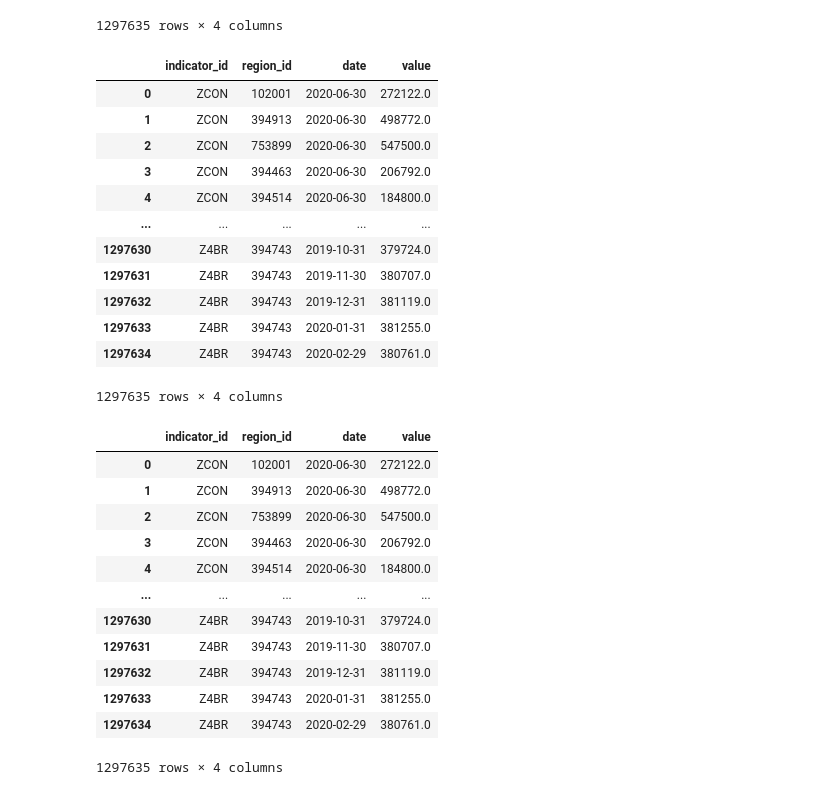
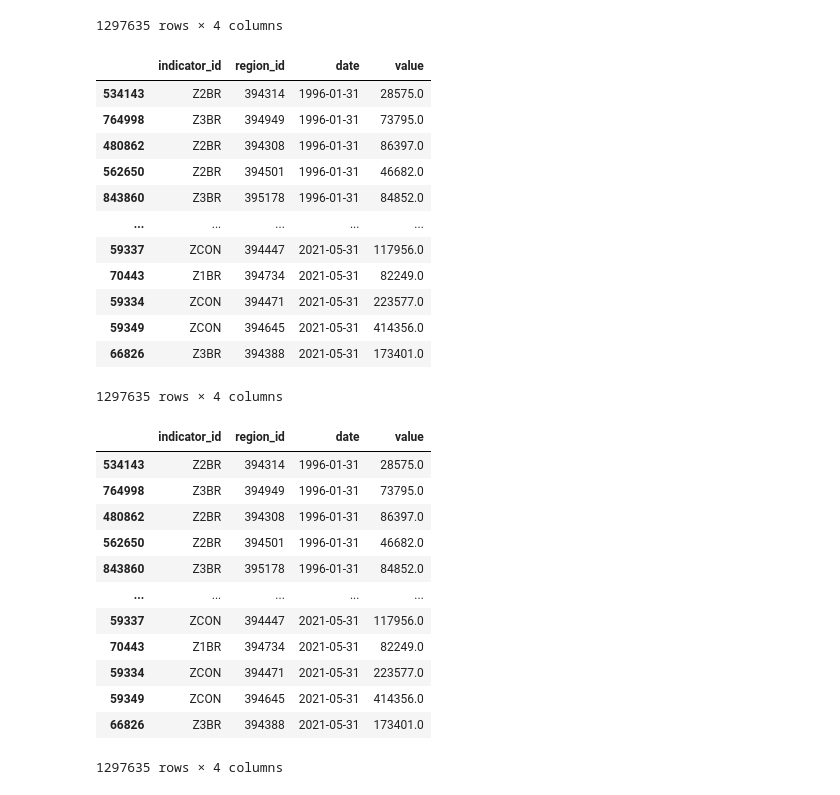
Before and after one commit to DunfrundB/real_estate_ml, a Jupyter notebook: zillow_quandl.ipynb, the cells around one changed output. Saved outputs shown, nothing was run; the diff lists cells and outputs as text; code cells hidden in the pictures.

```diff
--- a/zillow_quandl.ipynb
+++ b/zillow_quandl.ipynb
@@ -73,7 +73,7 @@ The downloaded zip is extracted to a location outside of the repository due to i
 #    zip_ref.extractall('../../Repositories/local/')
 # os.rename('../../Repositories/local/ZILLOW_DATA_962c837a6ccefddddf190101e0bafdaf.csv', '../../Repositories/local/zdata.csv')
 # Read extracted zip file into a dataframe
-# zdata = pd.read_csv('../../Repositories/local/zdata.csv')
+zdata = pd.read_csv('../../Repositories/local/zdata.csv')
 # -------
 # %%
 zdata.shape
@@ -175,35 +175,36 @@ metro_homes
 # %%
 # Reset the index for the new dataframe before writing to csv
 metro_homes = metro_homes.reset_index(drop=True)
+metro_homes.sort_values(by='date', inplace=True)
 metro_homes
 # %% [output]
 |  | indicator_id | region_id | date | value |
-| 0 | ZCON | 102001 | 2020-06-30 | 272122.0 |
-| 1 | ZCON | 394913 | 2020-06-30 | 498772.0 |
-| 2 | ZCON | 753899 | 2020-06-30 | 547500.0 |
-| 3 | ZCON | 394463 | 2020-06-30 | 206792.0 |
-| 4 | ZCON | 394514 | 2020-06-30 | 184800.0 |
+| 534143 | Z2BR | 394314 | 1996-01-31 | 28575.0 |
+| 764998 | Z3BR | 394949 | 1996-01-31 | 73795.0 |
+| 480862 | Z2BR | 394308 | 1996-01-31 | 86397.0 |
+| 562650 | Z2BR | 394501 | 1996-01-31 | 46682.0 |
+| 843860 | Z3BR | 395178 | 1996-01-31 | 84852.0 |
 | ... | ... | ... | ... | ... |
-| 1297630 | Z4BR | 394743 | 2019-10-31 | 379724.0 |
-| 1297631 | Z4BR | 394743 | 2019-11-30 | 380707.0 |
-| 1297632 | Z4BR | 394743 | 2019-12-31 | 381119.0 |
-| 1297633 | Z4BR | 394743 | 2020-01-31 | 381255.0 |
-| 1297634 | Z4BR | 394743 | 2020-02-29 | 380761.0 |
+| 59337 | ZCON | 394447 | 2021-05-31 | 117956.0 |
+| 70443 | Z1BR | 394734 | 2021-05-31 | 82249.0 |
+| 59334 | ZCON | 394471 | 2021-05-31 | 223577.0 |
+| 59349 | ZCON | 394645 | 2021-05-31 | 414356.0 |
+| 66826 | Z3BR | 394388 | 2021-05-31 | 173401.0 |
 1297635 rows × 4 columns
 # %%
 metro_homes.to_csv('./Resources/metro_homes.csv', index=False,)
 metro_homes
 # %% [output]
 |  | indicator_id | region_id | date | value |
-| 0 | ZCON | 102001 | 2020-06-30 | 272122.0 |
-| 1 | ZCON | 394913 | 2020-06-30 | 498772.0 |
-| 2 | ZCON | 753899 | 2020-06-30 | 547500.0 |
-| 3 | ZCON | 394463 | 2020-06-30 | 206792.0 |
-| 4 | ZCON | 394514 | 2020-06-30 | 184800.0 |
+| 534143 | Z2BR | 394314 | 1996-01-31 | 28575.0 |
+| 764998 | Z3BR | 394949 | 1996-01-31 | 73795.0 |
+| 480862 | Z2BR | 394308 | 1996-01-31 | 86397.0 |
+| 562650 | Z2BR | 394501 | 1996-01-31 | 46682.0 |
+| 843860 | Z3BR | 395178 | 1996-01-31 | 84852.0 |
 | ... | ... | ... | ... | ... |
-| 1297630 | Z4BR | 394743 | 2019-10-31 | 379724.0 |
-| 1297631 | Z4BR | 394743 | 2019-11-30 | 380707.0 |
-| 1297632 | Z4BR | 394743 | 2019-12-31 | 381119.0 |
-| 1297633 | Z4BR | 394743 | 2020-01-31 | 381255.0 |
-| 1297634 | Z4BR | 394743 | 2020-02-29 | 380761.0 |
+| 59337 | ZCON | 394447 | 2021-05-31 | 117956.0 |
+| 70443 | Z1BR | 394734 | 2021-05-31 | 82249.0 |
+| 59334 | ZCON | 394471 | 2021-05-31 | 223577.0 |
+| 59349 | ZCON | 394645 | 2021-05-31 | 414356.0 |
+| 66826 | Z3BR | 394388 | 2021-05-31 | 173401.0 |
 1297635 rows × 4 columns
```
Also changed, not shown: parts of 18 cells of this notebook, 7 other files.
